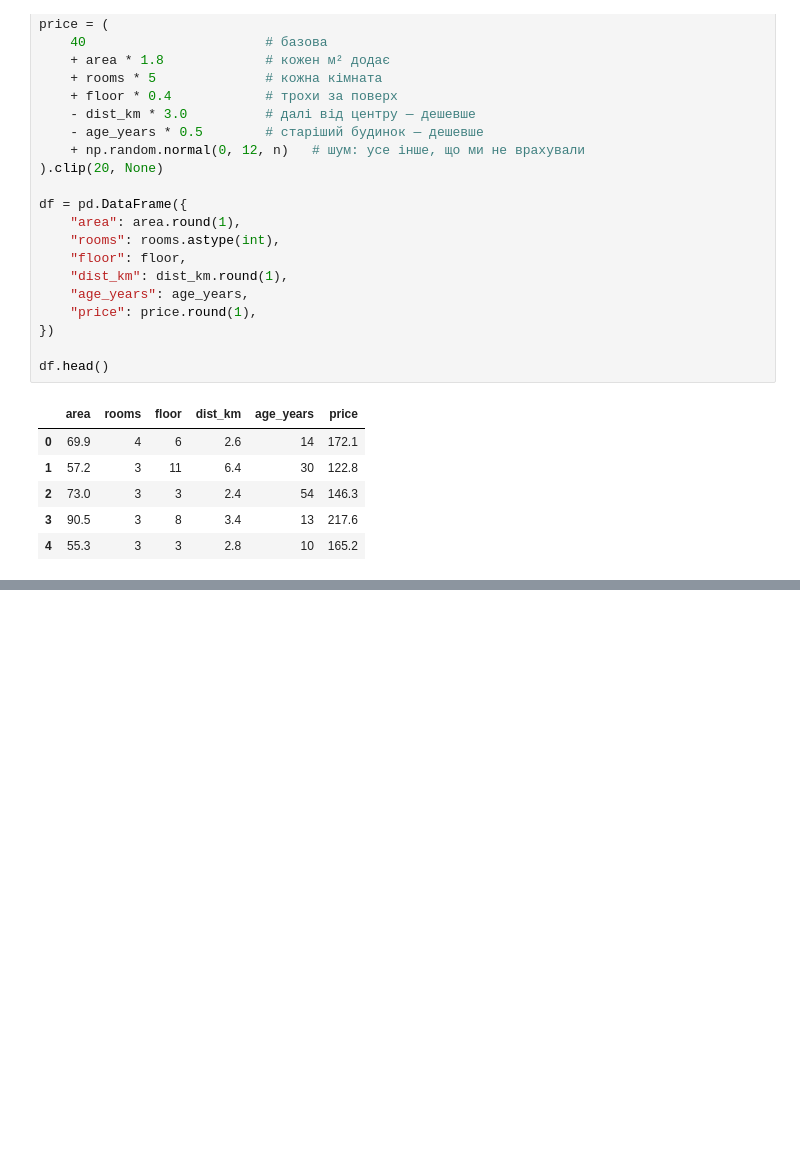
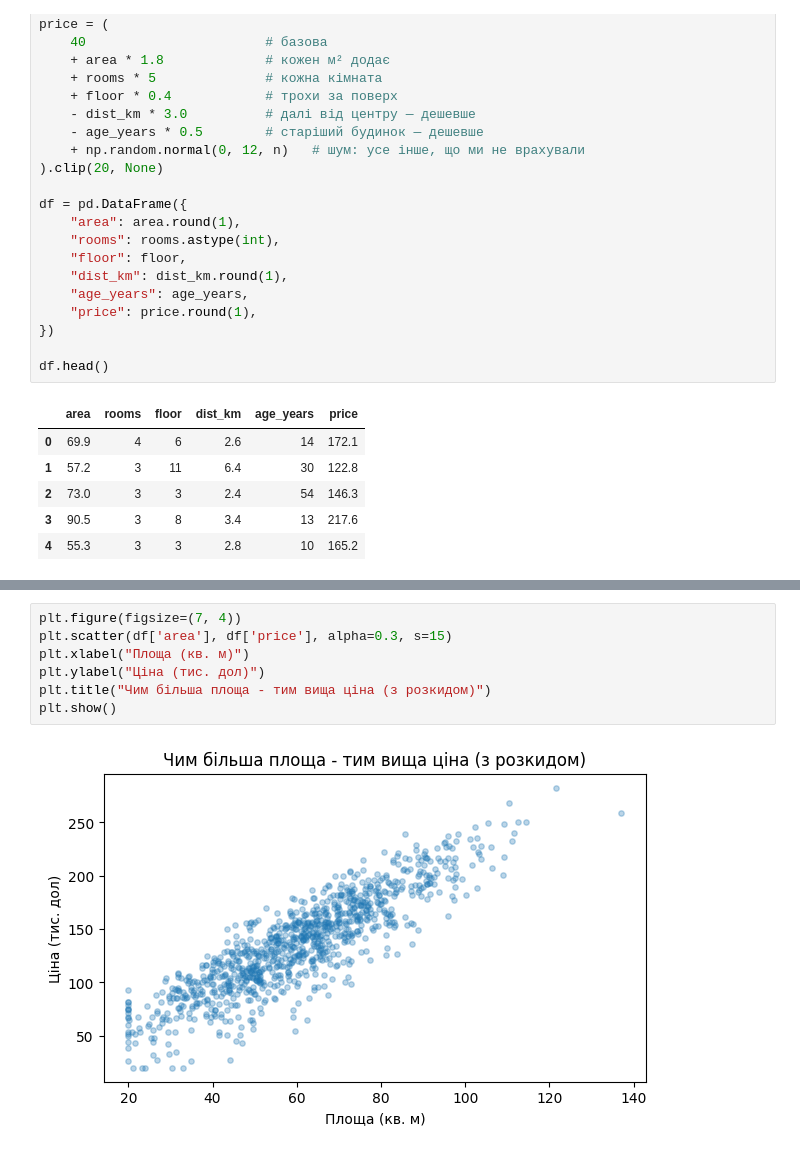
Before and after one commit to AllaYermilko/DTA-2026, a Jupyter notebook: ML/LinearRegression_DTA.ipynb, the cells around one changed output, grey strips where cells are left out. Drawn from its saved outputs; the diff is of its cells as text; blank space fills up the shorter version.

```diff
--- a/ML/LinearRegression_DTA.ipynb
+++ b/ML/LinearRegression_DTA.ipynb
@@ -59,0 +85,9 @@ df.head()
+# %%
+plt.figure(figsize=(7, 4))
+plt.scatter(df['area'], df['price'], alpha=0.3, s=15)
+plt.xlabel("Площа (кв. м)")
+plt.ylabel("Ціна (тис. дол)")
+plt.title("Чим більша площа - тим вища ціна (з розкидом)")
+plt.show()
+# %% [output]
+[figure, added]
```
Also changed, not shown: parts of 2 cells of this notebook.
